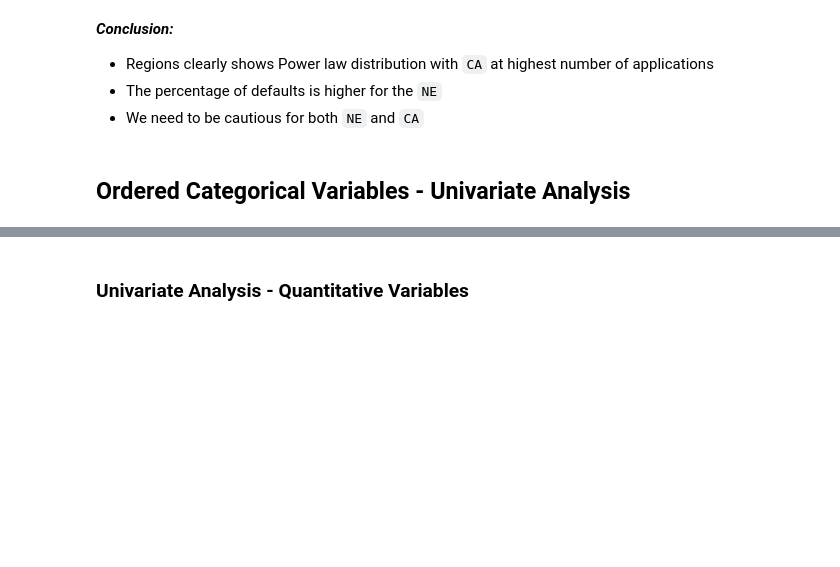
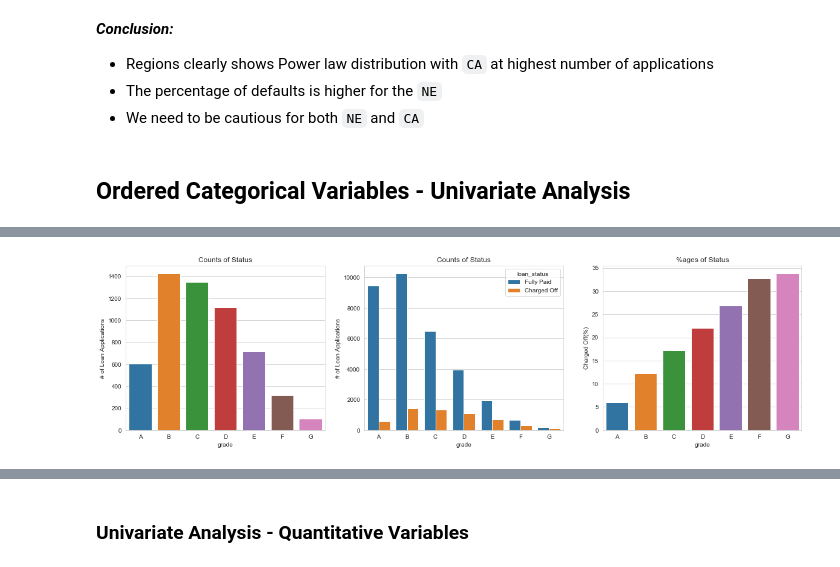
Before and after one commit to arpitjoshi/case-study-2, a Jupyter notebook: notebook.ipynb, the cells around one changed output, grey strips where cells are left out. Saved outputs shown, nothing was run; the diff lists cells and outputs as text; code cells hidden in the pictures; blank space fills up the shorter version.

```diff
--- a/notebook.ipynb
+++ b/notebook.ipynb
@@ -510,0 +514,8 @@ ___Conclusion:___
+# %%
+grade_status = dataset.groupby('loan_status')['grade'].value_counts(ascending=False).unstack(level=0).reset_index()
+grade_status.fillna(0, inplace=True)
+grade_status['Total'] = grade_status['Charged Off'] + grade_status['Fully Paid']
+grade_status['Charged_Off_Percent'] = grade_status['Charged Off'] * 100 /grade_status['Total']
+grade_status['Fully_Paid_Percent'] = grade_status['Fully Paid'] * 100 /grade_status['Total']
+grade_status.sort_values(by='Charged_Off_Percent', ascending=False, inplace=True)
+grade_status
@@ -510,0 +531,24 @@ ___Conclusion:___
+# %%
+fig = plt.figure(figsize=(20, 5), )
+
+plt.subplot(1, 3, 1)
+ax=sns.countplot(x="grade", data=dataset[dataset.loan_status=="Charged Off"], order=['A','B','C','D','E','F','G'])
+ax.set_xticklabels(ax.get_xticklabels(), rotation=0)
+plt.title("Counts of Status")
+plt.ylabel("# of Loan Applications")
+
+plt.subplot(1, 3, 2)
+ax=sns.countplot(x="grade", hue="loan_status", data=dataset, order=['A','B','C','D','E','F','G'])
+ax.set_xticklabels(ax.get_xticklabels(), rotation=0)
+plt.title("Counts of Status")
+plt.ylabel("# of Loan Applications")
+
+plt.subplot(1, 3, 3)
+ax=sns.barplot(x="grade", y="Charged_Off_Percent", data=grade_status, order=['A','B','C','D','E','F','G'])
+plt.title("%ages of Status")
+plt.ylabel('Charged Off(%)')
+
+
+plt.show()
+# %% [output]
+[figure, added]
```
Also changed, not shown: parts of 41 cells of this notebook.
